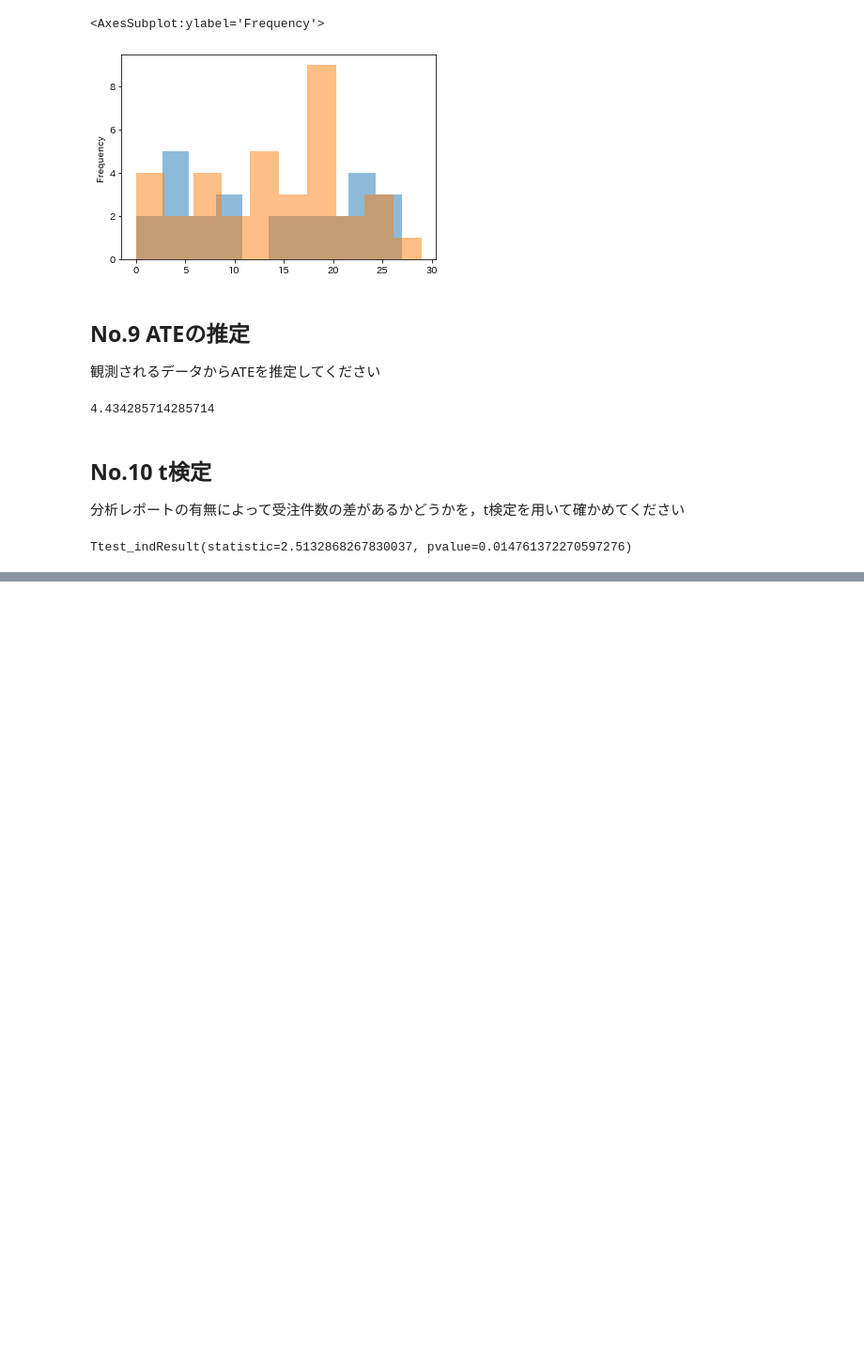
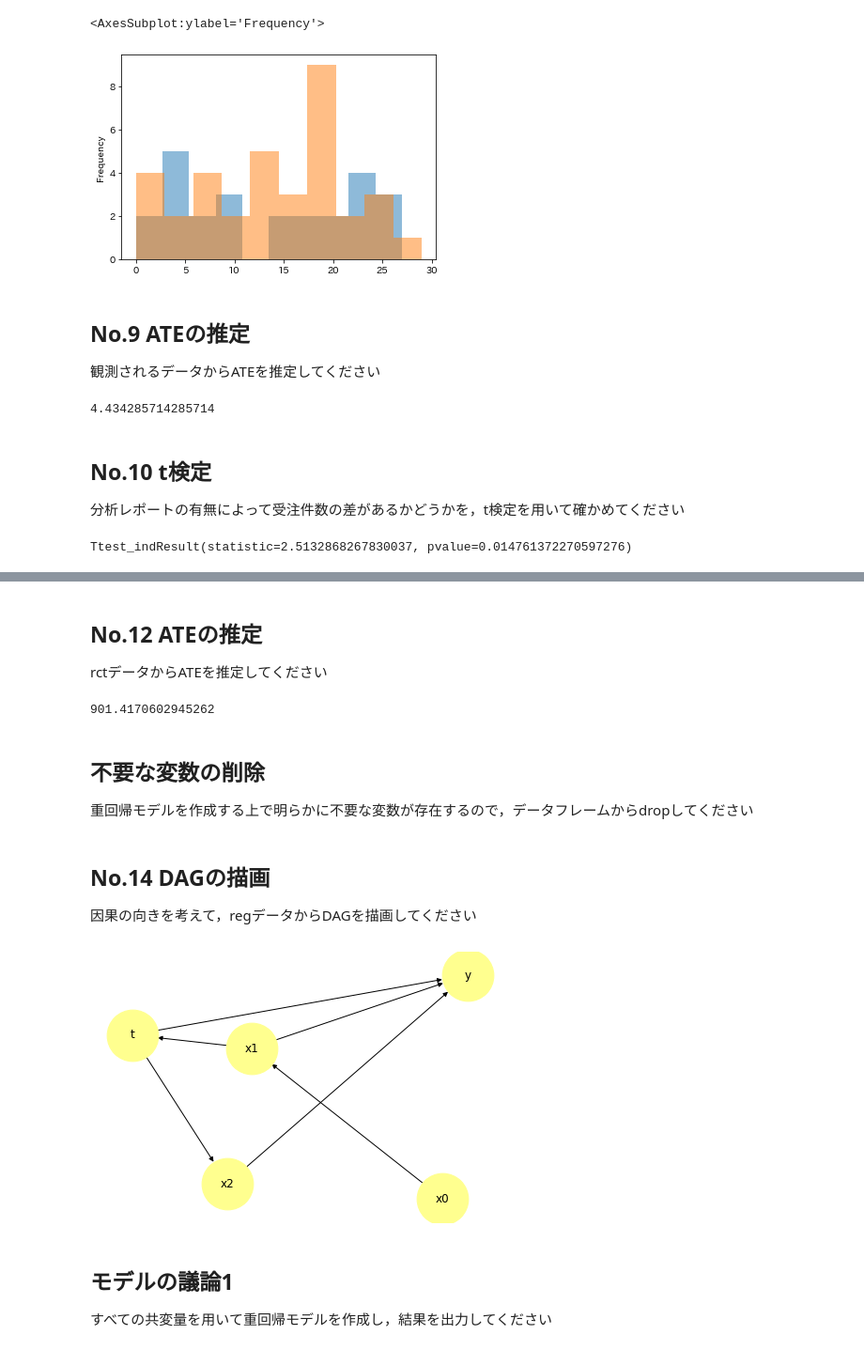
Before and after one commit to mzntaka0/my_causal_inference_100knock, a Jupyter notebook: Untitled.ipynb, the cells around one changed output, grey strips where cells are left out. Shown at 94% size. Cells and saved outputs as stored; diff of their text form; code cells hidden in the pictures; blank space fills up the shorter version.

```diff
--- a/Untitled.ipynb
+++ b/Untitled.ipynb
@@ -158,0 +179,10 @@ Ttest_indResult(statistic=2.5132868267830037, pvalue=0.014761372270597276)
+# %% [markdown]
+## No.12 ATEの推定
+rctデータからATEを推定してください
+# %%
+df_rct[df_rct['t'] == 1]['y'].mean() - df_rct[df_rct['t'] == 0]['y'].mean()
+# %% [output]
+901.4170602945262
+# %% [markdown]
+## 不要な変数の削除
+重回帰モデルを作成する上で明らかに不要な変数が存在するので，データフレームからdropしてください
@@ -158,0 +192,17 @@ Ttest_indResult(statistic=2.5132868267830037, pvalue=0.014761372270597276)
+# %% [markdown]
+## No.14 DAGの描画
+因果の向きを考えて，regデータからDAGを描画してください
+# %%
+digraph = nx.from_edgelist([('x1', 'y'), ('t', 'y'), ('x0', 'x1'), ('x1', 't'), ('t', 'x2'), ('x2', 'y')], create_using=nx.DiGraph)
+# %%
+nx.draw(
+    digraph,
+    with_labels=True,
+    node_size=3000,
+    node_color="#ffff8f",
+)
+# %% [output]
+[figure, added]
+# %% [markdown]
+## モデルの議論1
+すべての共変量を用いて重回帰モデルを作成し，結果を出力してください
```
Also changed, not shown: parts of 22 cells of this notebook.
